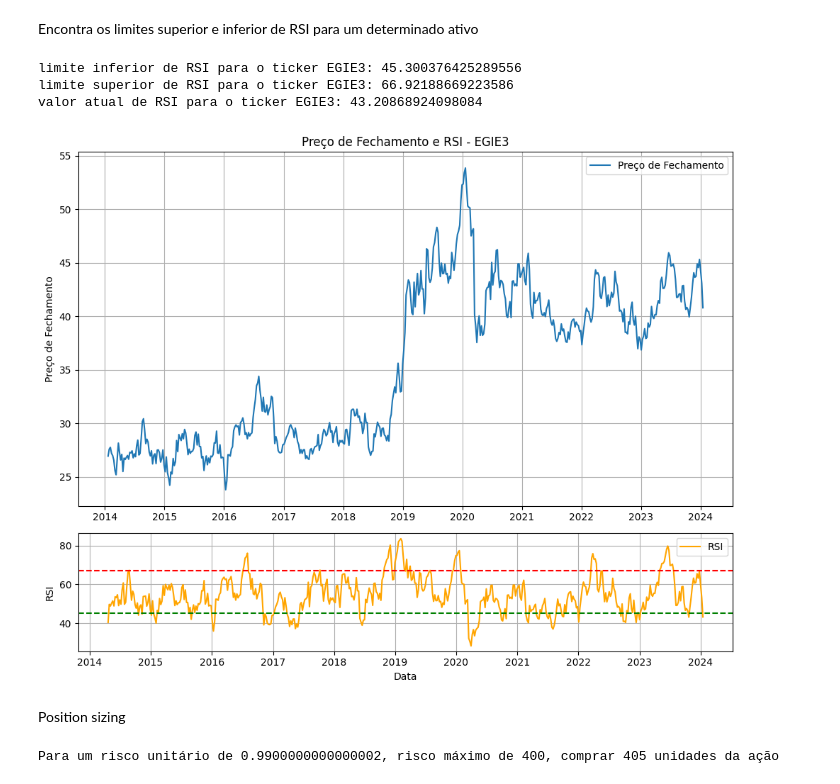
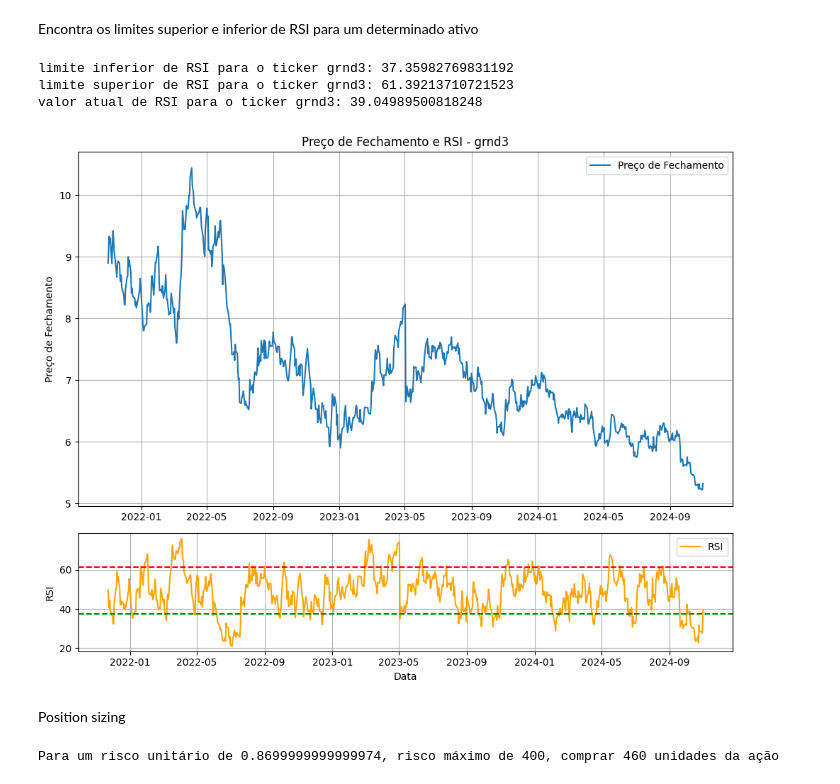
Before and after one commit to dev-joaopaulo/stocks_analysis, a Jupyter notebook: notebook.ipynb, the cells around one changed output. Drawn from its saved outputs; the diff is of its cells as text; code cells hidden in the pictures.

Commit message:
added new rules for stops

```diff
--- a/notebook.ipynb
+++ b/notebook.ipynb
@@ -116,35 +103,35 @@ print(make_extensive_test_tickers_list(IDIV, period, interval, min_holding_perio
 # %% [markdown]
 Encontra os limites superior e inferior de RSI para um determinado ativo
 # %%
-ticker = "EGIE3"
-period = "10y"
-interval = "1wk"
+ticker = "grnd3"
+period = "3y"
+interval = "1d"
 
 low_threshold = 0.15
 high_threshold = 0.9
 
 data = get_data_with_adj_close(ticker, interval, period)
 rsi = calculate_rsi(data, period=14)
 lower_threshold = get_lower_threshold_rsi(rsi, low_threshold)
 upper_threshold = get_upper_threshold_rsi(rsi, high_threshold)
 
 print(f"limite inferior de RSI para o ticker {ticker}: {lower_threshold}")
 print(f"limite superior de RSI para o ticker {ticker}: {upper_threshold}")
 print(f"valor atual de RSI para o ticker {ticker}: {rsi.iloc[-1]}")
 plot_rsi_data(data, rsi, ticker, upper_threshold, lower_threshold)
 # print(data['RSI'])
 # %% [output]
-limite inferior de RSI para o ticker EGIE3: 45.300376425289556
-limite superior de RSI para o ticker EGIE3: 66.92188669223586
-valor atual de RSI para o ticker EGIE3: 43.20868924098084
+limite inferior de RSI para o ticker grnd3: 37.35982769831192
+limite superior de RSI para o ticker grnd3: 61.39213710721523
+valor atual de RSI para o ticker grnd3: 39.04989500818248
-[figure, old version]
+[figure, new version]
 # %% [markdown]
 Position sizing
 # %%
 from position_sizing import get_unit_risk
 
-entry = 15.15
-stop_entry_weekly = 14.16
+entry = 24.04
+stop_entry_weekly = 23.17
 max_loss = 400
 
 unit_risk = get_unit_risk(entry, stop_entry_weekly)
@@ -152,7 +139,7 @@ number_stocks = get_number_stocks_based_on_risk(unit_risk, max_loss)
 
 print(f"Para um risco unitário de {unit_risk}, risco máximo de {max_loss}, comprar {number_stocks} unidades da ação")
 # %% [output]
-Para um risco unitário de 0.9900000000000002, risco máximo de 400, comprar 405 unidades da ação
+Para um risco unitário de 0.8699999999999974, risco máximo de 400, comprar 460 unidades da ação
 # %%
 ticker = "BEEF3"
 period = "10y"
```
Also changed, not shown: parts of 6 cells of this notebook, 4 other files.
